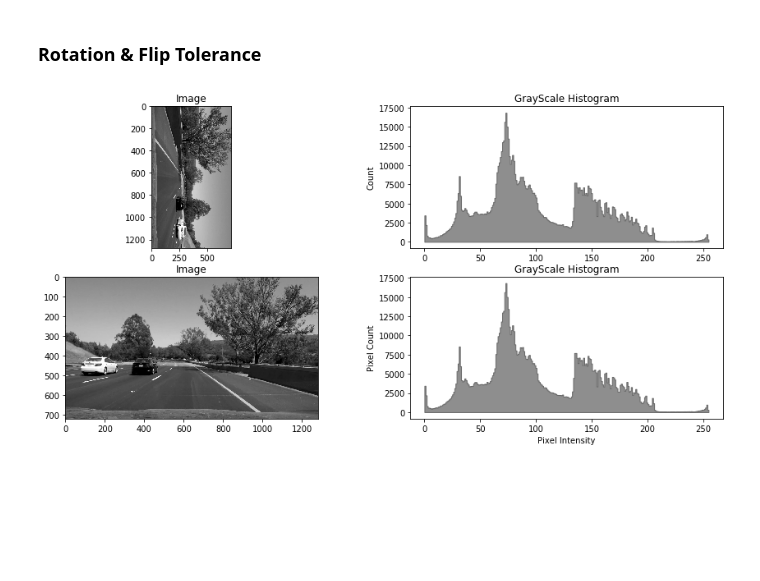
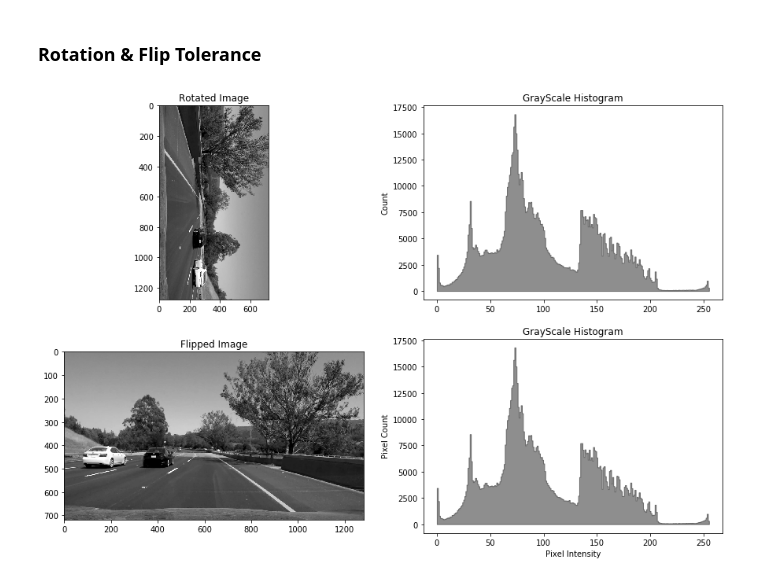
Before and after one commit to Defcon27/Image-Search-using-Parallel-Computing, a Jupyter notebook: ImageHistVisualizations.ipynb, the cells around one changed output. Cells and saved outputs as stored; diff of their text form; code cells hidden in the pictures; blank space fills up the shorter version.

```diff
--- a/ImageHistVisualizations.ipynb
+++ b/ImageHistVisualizations.ipynb
@@ -79,18 +45,18 @@ plt.show()
 # %%
 image_rotated = cv2.rotate(image, cv2.ROTATE_90_CLOCKWISE)
 image_flipped = cv2.flip(image, 1)
 
 
-f, ax = plt.subplots(2, 2, figsize=(15,7))
+f, ax = plt.subplots(2, 2, figsize=(15,10))
 
-ax[0,0].set_title('Image')
+ax[0,0].set_title('Rotated Image')
 ax[0,0].imshow(image_rotated, cmap="gray")
 ax[0,1].set_title('GrayScale Histogram')
 plotGrayDistribution(image_rotated, ax[0,1])
-ax[1,0].set_title('Image')
+ax[1,0].set_title('Flipped Image')
 ax[1,0].imshow(image_flipped, cmap="gray")
 ax[1,1].set_title('GrayScale Histogram')
 plotGrayDistribution(image_flipped, ax[1,1])
 plt.show()
 # %% [output]
-[figure, old version]
+[figure, new version]
```
Also changed, not shown: parts of 6 cells of this notebook.
